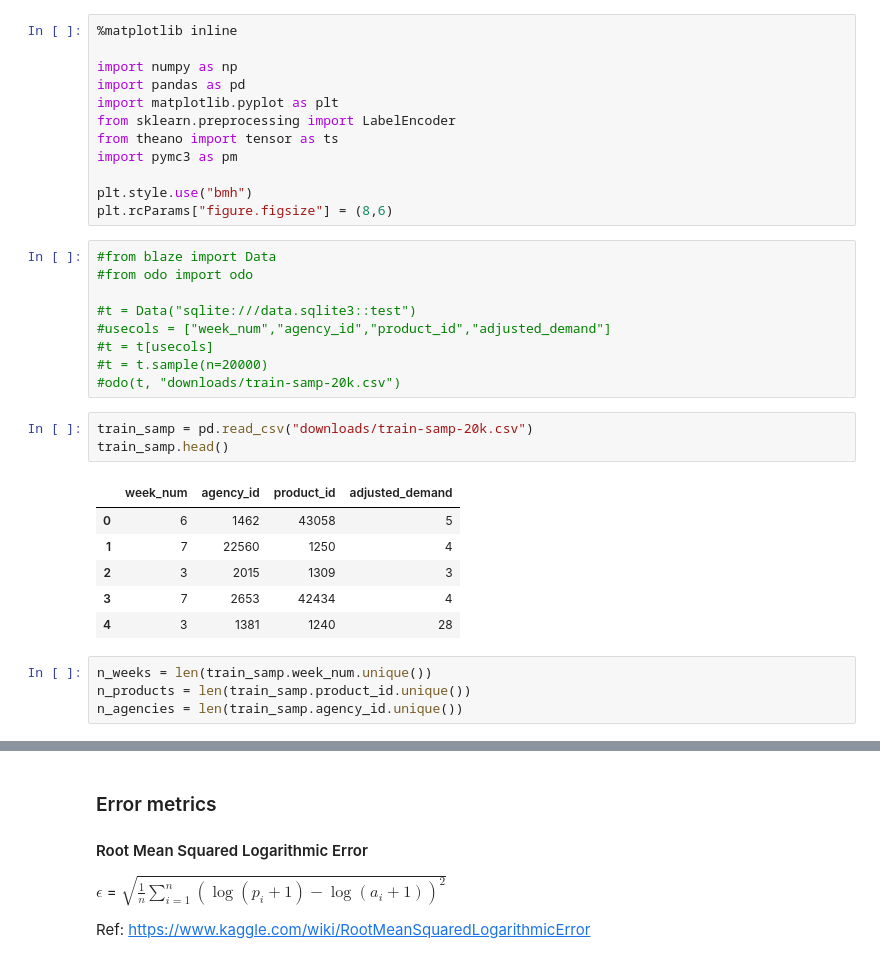
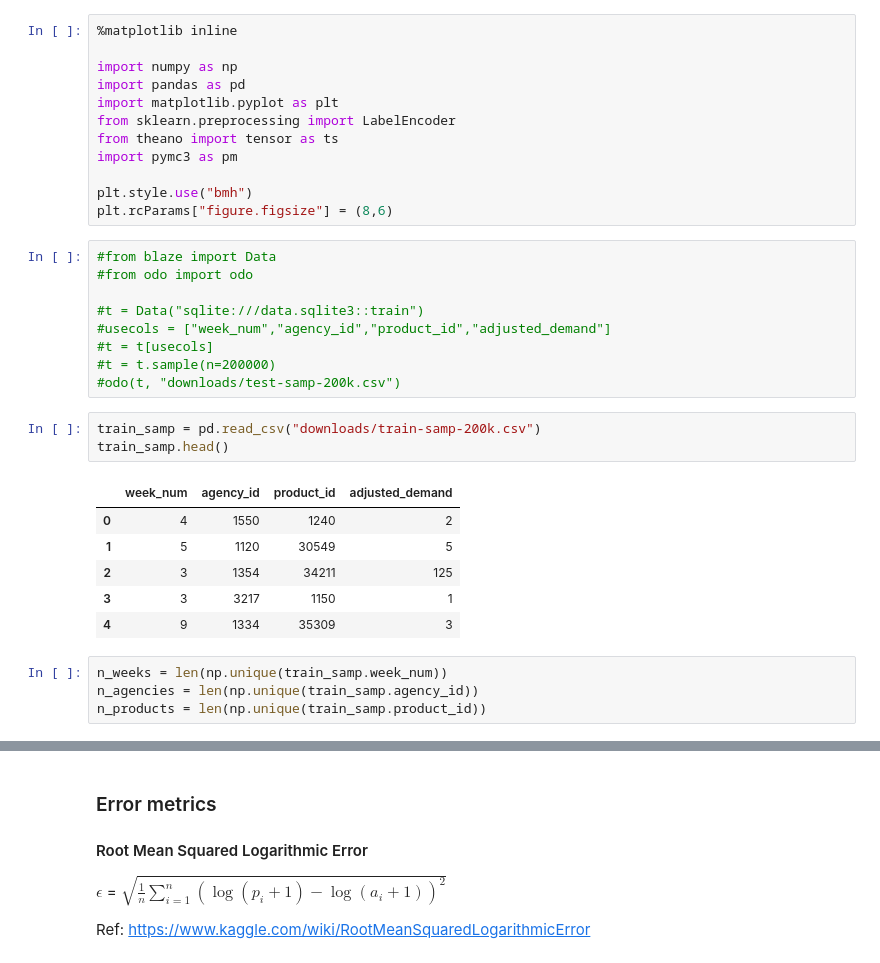
Before and after one commit to ririw/kaggle-bimbo-pymc3, a Jupyter notebook: Poisson model.ipynb, the cells around one changed output, grey strips where cells are left out. Drawn from its saved outputs; the diff is of its cells as text.

```diff
--- a/Poisson model.ipynb
+++ b/Poisson model.ipynb
@@ -16,25 +21,25 @@ plt.rcParams["figure.figsize"] = (8,6)
 #from blaze import Data
 #from odo import odo
 
-#t = Data("sqlite:///data.sqlite3::test")
+#t = Data("sqlite:///data.sqlite3::train")
 #usecols = ["week_num","agency_id","product_id","adjusted_demand"]
 #t = t[usecols]
-#t = t.sample(n=20000)
-#odo(t, "downloads/train-samp-20k.csv")
+#t = t.sample(n=200000)
+#odo(t, "downloads/test-samp-200k.csv")
 # %%
-train_samp = pd.read_csv("downloads/train-samp-20k.csv")
+train_samp = pd.read_csv("downloads/train-samp-200k.csv")
 train_samp.head()
 # %% [output]
 |  | week_num | agency_id | product_id | adjusted_demand |
-| 0 | 6 | 1462 | 43058 | 5 |
-| 1 | 7 | 22560 | 1250 | 4 |
-| 2 | 3 | 2015 | 1309 | 3 |
-| 3 | 7 | 2653 | 42434 | 4 |
-| 4 | 3 | 1381 | 1240 | 28 |
+| 0 | 4 | 1550 | 1240 | 2 |
+| 1 | 5 | 1120 | 30549 | 5 |
+| 2 | 3 | 1354 | 34211 | 125 |
+| 3 | 3 | 3217 | 1150 | 1 |
+| 4 | 9 | 1334 | 35309 | 3 |
 # %%
-n_weeks = len(train_samp.week_num.unique())
-n_products = len(train_samp.product_id.unique())
-n_agencies = len(train_samp.agency_id.unique())
+n_weeks = len(np.unique(train_samp.week_num))
+n_agencies = len(np.unique(train_samp.agency_id))
+n_products = len(np.unique(train_samp.product_id))
 # %%
 print("Number of weeks: {}\n Number of products: {}\n Number of agencies {}".format(n_weeks,n_products,n_agencies))
 # %% [output]
```
Also changed, not shown: parts of 45 cells of this notebook, 3 other files.
